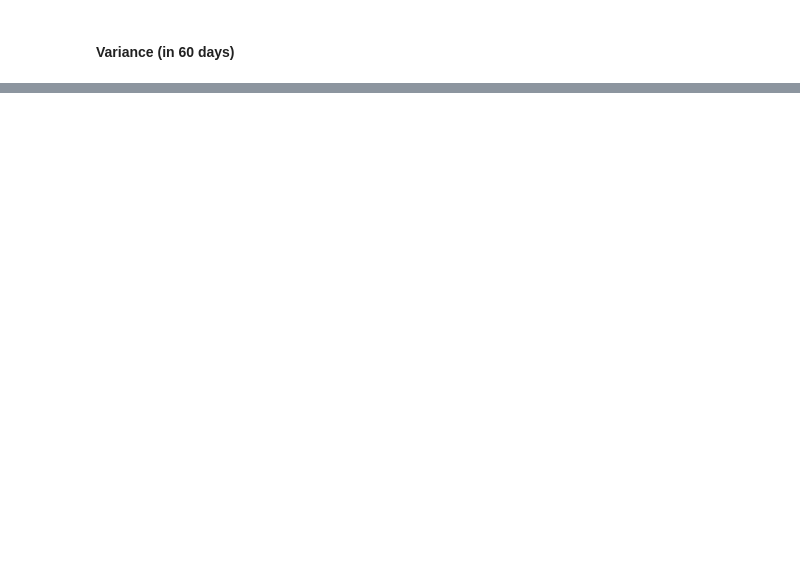
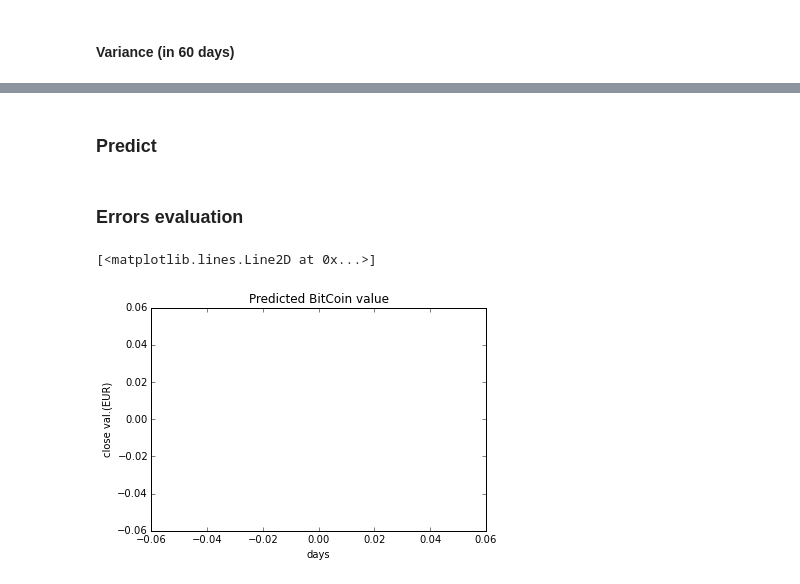
Before and after one commit to uolter/BitCoin, a Jupyter notebook: bitcoin_history_data.ipynb, the cells around one changed output, grey strips where cells are left out. Cells and saved outputs as stored; diff of their text form; code cells hidden in the pictures; blank space fills up the shorter version.

Commit message:
first draft prediction

```diff
--- a/bitcoin_history_data.ipynb
+++ b/bitcoin_history_data.ipynb
@@ -103,0 +139,22 @@ bcdf['Close'].var()
+# %% [markdown]
+### Predict
+# %% [markdown]
+### Errors evaluation
+# %%
+X = [ [x] for x in bcdf.index]
+y = bcdf['Close']
+
+
+from sklearn.neighbors import KNeighborsRegressor
+neigh = KNeighborsRegressor(n_neighbors=5)
+neigh.fit(X[::-1], list(y.values[::-1]))
+
+Y = [list(neigh.predict([[i]]))[0] for i in range(len(X), 0)]
+
+plt.title("Predicted BitCoin value")
+plt.xlabel('days')
+plt.ylabel('close val.(EUR)')
+plt.plot(Y)
+# %% [output]
+[<matplotlib.lines.Line2D at 0x...>]
+[figure, added]
```
Also changed, not shown: parts of 19 cells of this notebook.
